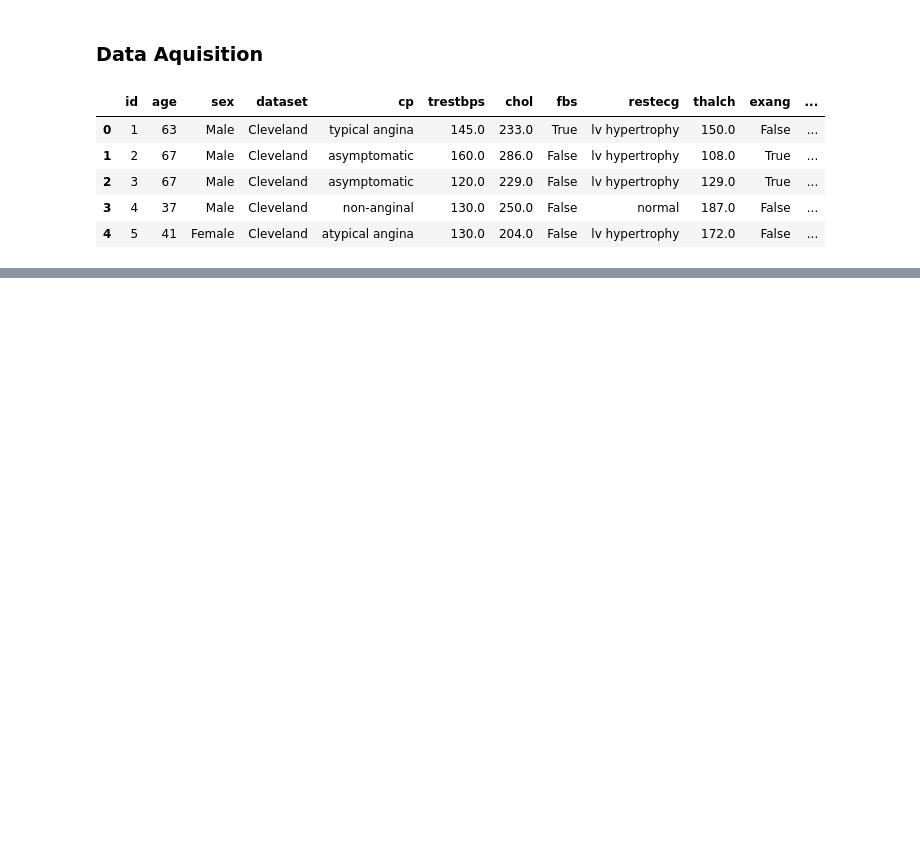
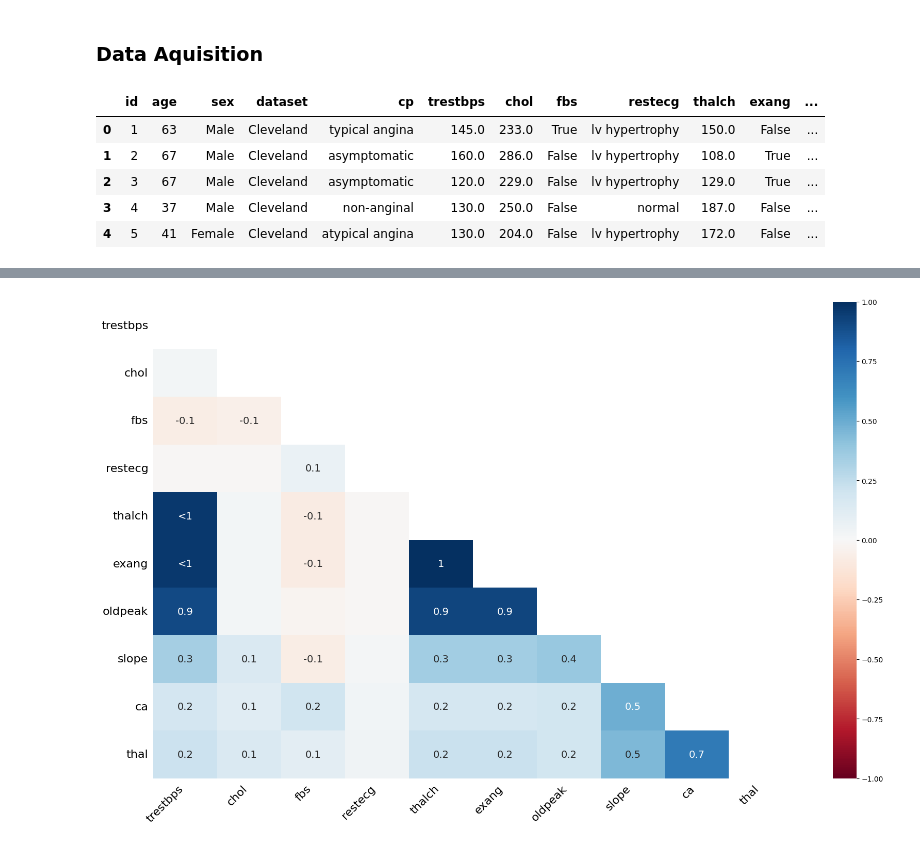
Before and after one commit to JiyaG143/pfsinterns, a Jupyter notebook: deepnote/Email_Spam_Detection_Project/Heart Disease Prediction.ipynb, the cells around one changed output, grey strips where cells are left out. Saved outputs shown, nothing was run; the diff lists cells and outputs as text; code cells hidden in the pictures; blank space fills up the shorter version.

```diff
--- a/deepnote/Email_Spam_Detection_Project/Heart Disease Prediction.ipynb
+++ b/deepnote/Email_Spam_Detection_Project/Heart Disease Prediction.ipynb
@@ -39,0 +80,4 @@ df.head()
+# %%
+#deleting the ID variable since it is not useful for our analysis
+df = df.drop(columns=['id'])
+df.shape
@@ -39,0 +122,9 @@ df.head()
+# %%
+# Fixing the code by installing the missingno package
+!pip install missingno
+
+# Now, retry visualizing the missing values
+import missingno as msno
+msno.heatmap(df)
+plt.show()
+# %% [output]
@@ -40,3 +148,4 @@ df.head()
+[figure, added]
 # %% [markdown]
 <a style='text-decoration:none;line-height:16px;display:flex;color:#5B5B62;padding:10px;justify-content:end;' href='https://deepnote.com?utm_source=created-in-deepnote-cell&projectId=0e222dd4-00a3-4786-aa8b-a269f7a7f431' target="_blank">
 <img alt='Created in deepnote.com' style='display:inline;max-height:16px;margin:0px;margin-right:7.5px;' src='embedded-picture-1' > </img>
```
Also changed, not shown: parts of 9 cells of this notebook, 1 other file.
